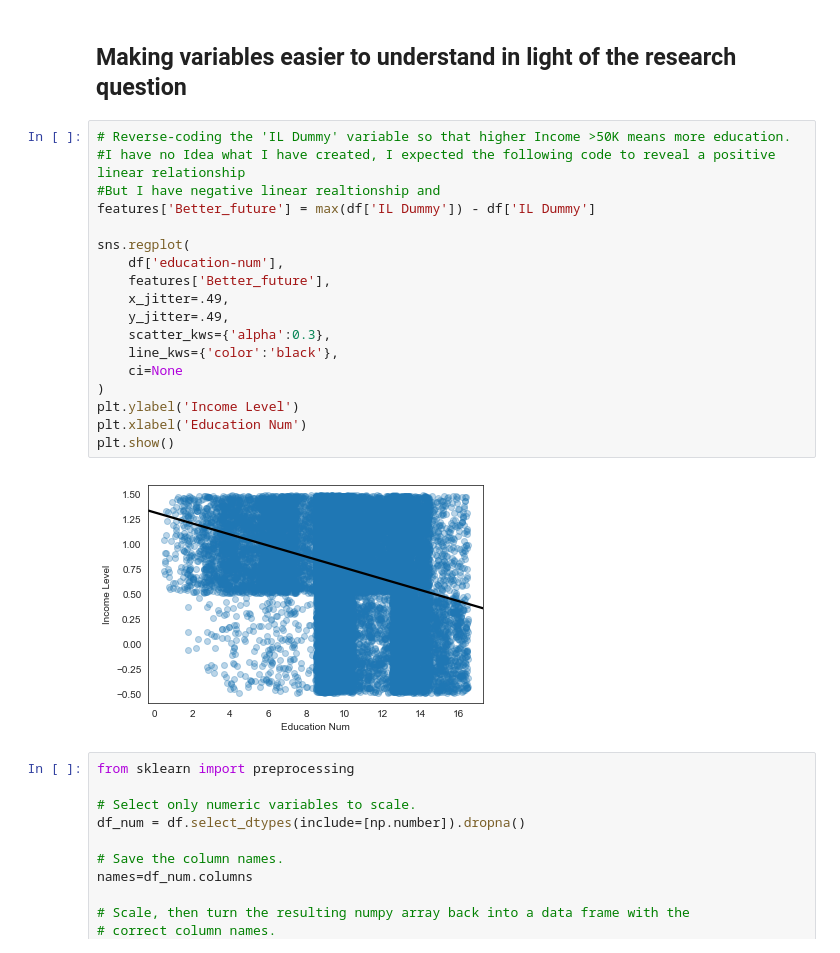
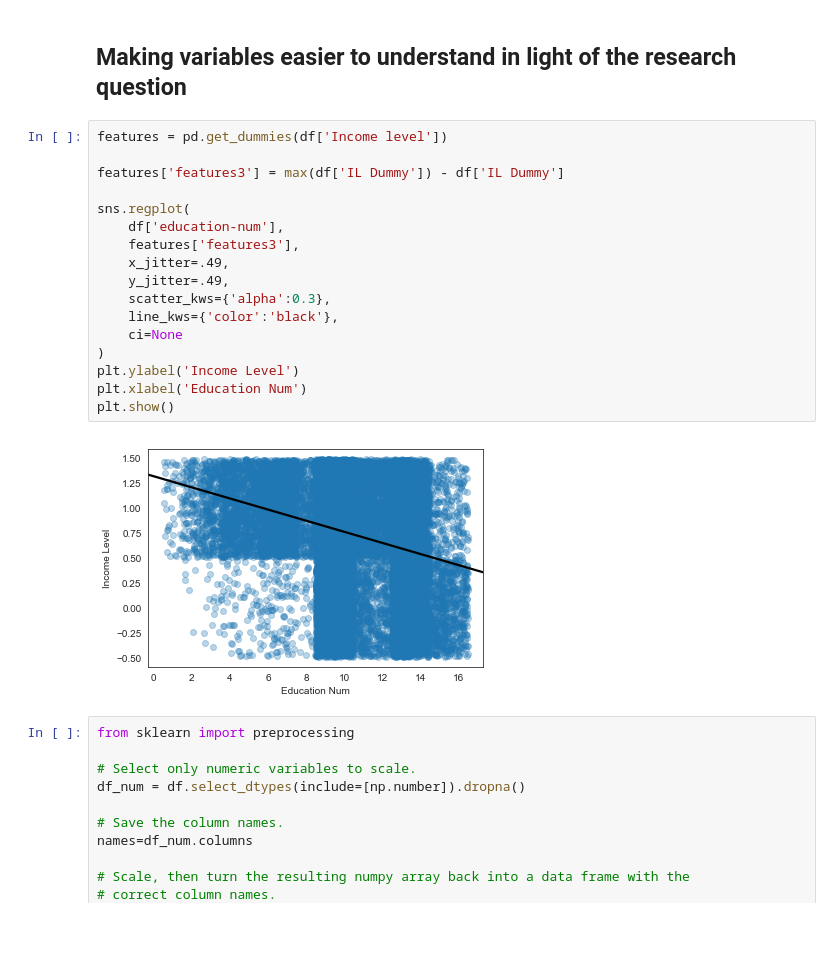
Before and after one commit to bar10009/Thinkful-Bootcamp, a Jupyter notebook: U2L1P8preparing a data set for modeling .ipynb, the cells around one changed output. Saved outputs shown, nothing was run; the diff lists cells and outputs as text.

```diff
--- a/U2L1P8preparing a data set for modeling .ipynb
+++ b/U2L1P8preparing a data set for modeling .ipynb
@@ -248,25 +266,24 @@ features['edu-num_squared'] = df['education-num'] * df['education-num']
 # %% [markdown]
 ## Making variables easier to understand in light of the research question
 # %%
-# Reverse-coding the 'IL Dummy' variable so that higher Income >50K means more education.
-#I have no Idea what I have created, I expected the following code to reveal a positive linear relationship
-#But I have negative linear realtionship and
-features['Better_future'] = max(df['IL Dummy']) - df['IL Dummy']
+features = pd.get_dummies(df['Income level'])
+
+features['features3'] = max(df['IL Dummy']) - df['IL Dummy']
 
 sns.regplot(
     df['education-num'],
-    features['Better_future'],
+    features['features3'],
     x_jitter=.49,
     y_jitter=.49,
     scatter_kws={'alpha':0.3},
     line_kws={'color':'black'},
     ci=None
 )
 plt.ylabel('Income Level')
 plt.xlabel('Education Num')
 plt.show()
 # %% [output]
-[figure, old version]
+[figure, new version]
 # %%
 from sklearn import preprocessing
 
```
Also changed, not shown: parts of 17 cells of this notebook.
